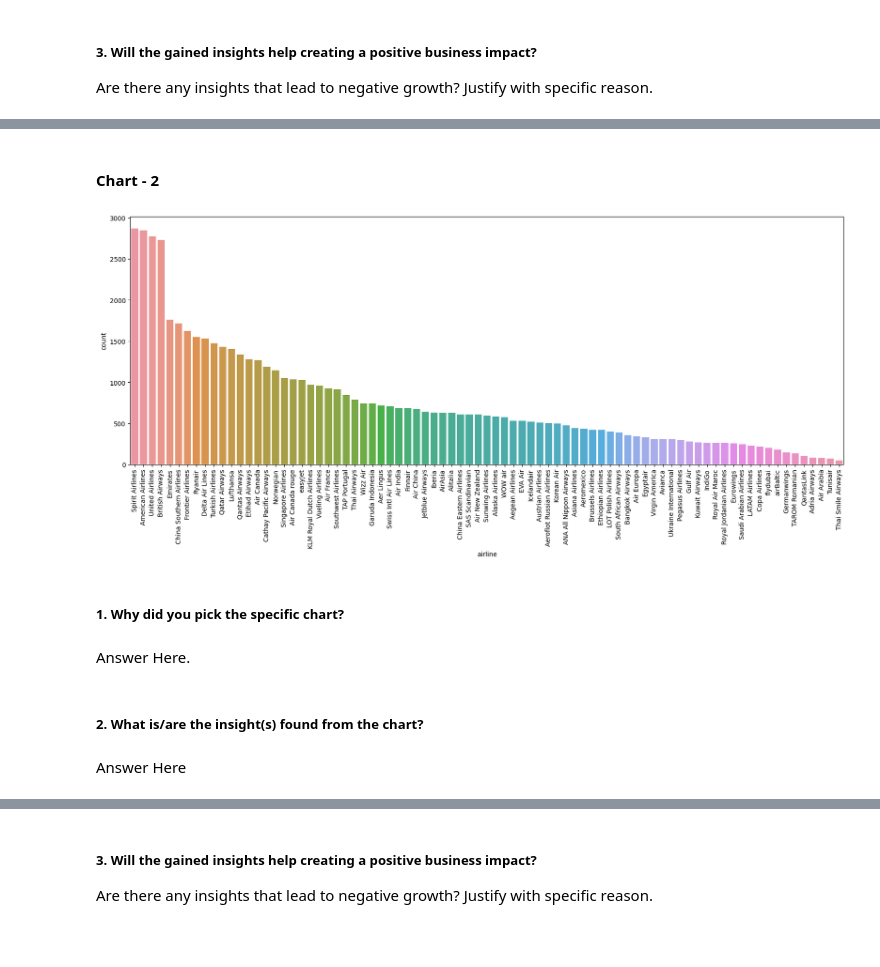
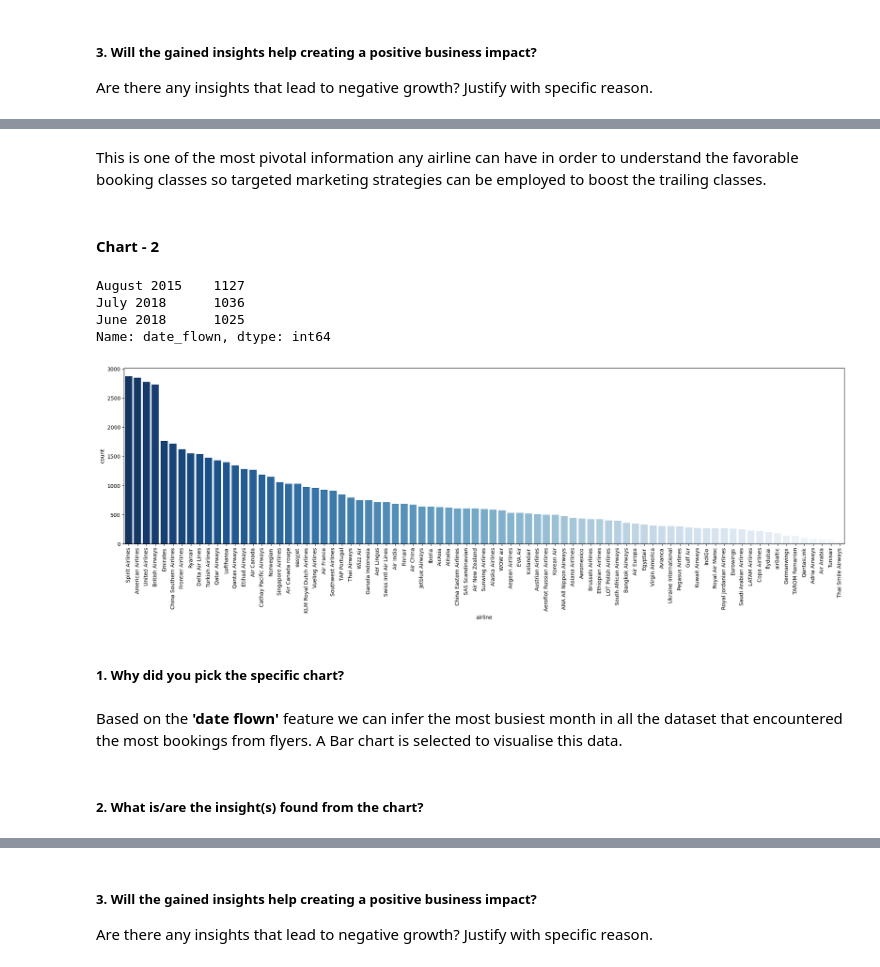
Before and after one commit to dacenish/Airline-Passenger-Referral-Prediction, a Jupyter notebook: Airline_Passenger_Referral_Prediction_ML_Capstone_Project.ipynb, the cells around one changed output, grey strips where cells are left out. Saved outputs shown, nothing was run; the diff lists cells and outputs as text; code cells hidden in the pictures; blank space fills up the shorter version.

```diff
--- a/Airline_Passenger_Referral_Prediction_ML_Capstone_Project.ipynb
+++ b/Airline_Passenger_Referral_Prediction_ML_Capstone_Project.ipynb
@@ -440,21 +393,29 @@ df
+# %% [markdown]
+This is one of the most pivotal information any airline can have in order to understand the favorable booking classes so targeted marketing strategies can be employed to boost the trailing classes.
 # %% [markdown]
 #### Chart - 2
+# %%
+df['date_flown'].value_counts().head(3)
+# %% [output]
+August 2015    1127
+July 2018      1036
+June 2018      1025
+Name: date_flown, dtype: int64
 # %%
 # Chart - 2 visualization code
 
 plt.figure(figsize = (20,7))
 sns.countplot(data = df[df['date_flown'] == 'August 2015'],
               x = df['airline'].sort_values(ascending = False),
-             order = df['airline'].value_counts().index)
+             order = df['airline'].value_counts().index,palette='Blues_r')
+
 plt.xticks(rotation = 90)
 plt.show()
 # %% [output]
-[figure, old version]
+[figure, new version]
 # %% [markdown]
 ##### 1. Why did you pick the specific chart?
-# %% [markdown]
-Answer Here.
+# %% [markdown]
+Based on the **'date flown'** feature we can infer the most busiest month in all the dataset that encountered the most bookings from flyers. A Bar chart is selected to visualise this data.
 # %% [markdown]
 ##### 2. What is/are the insight(s) found from the chart?
-# %% [markdown]
-Answer Here
```
Also changed, not shown: parts of 115 cells of this notebook.
